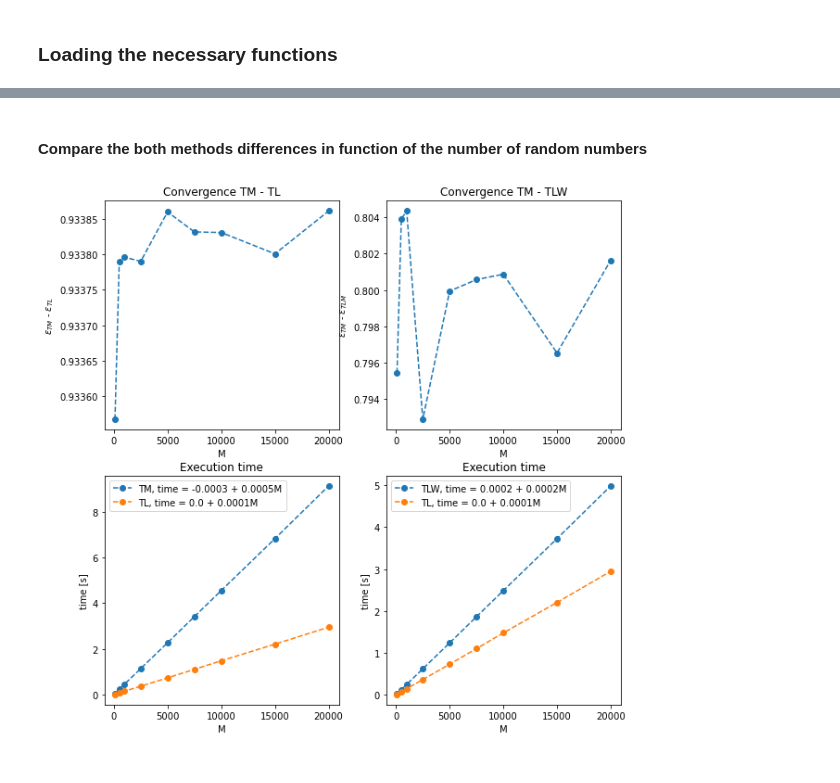
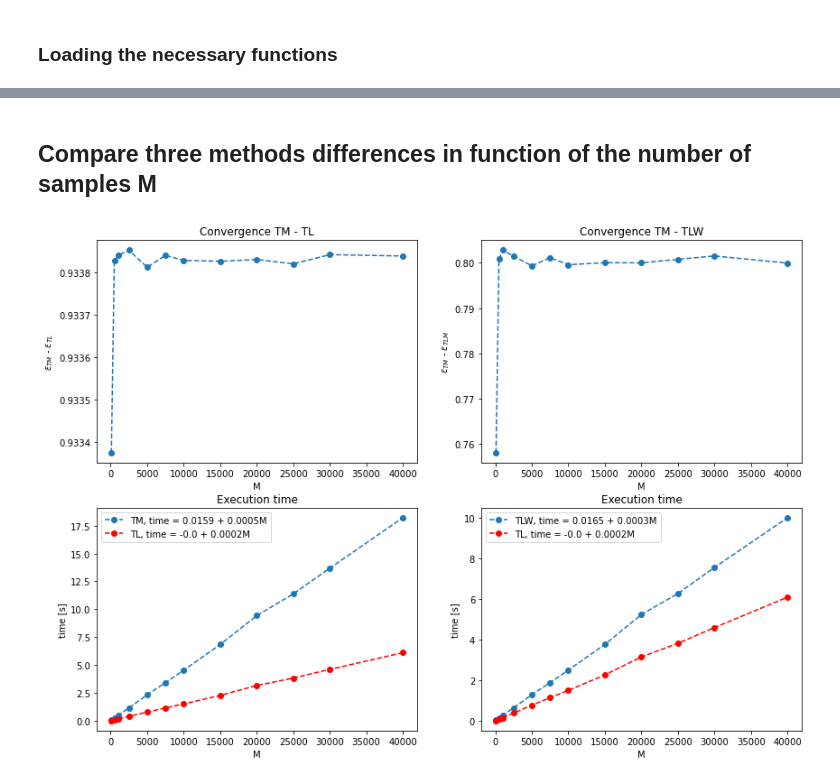
Before and after one commit to ccochato/cnm_final_project, a Jupyter notebook: FINAL_PROJECT_BOOTSTRAPPING_Emittance_uncertainty.ipynb, the cells around one changed output, grey strips where cells are left out. Drawn from its saved outputs; the diff is of its cells as text; code cells hidden in the pictures.

```diff
--- a/FINAL_PROJECT_BOOTSTRAPPING_Emittance_uncertainty.ipynb
+++ b/FINAL_PROJECT_BOOTSTRAPPING_Emittance_uncertainty.ipynb
@@ -237,7 +295,21 @@ def plot_histo(data_tm, data_tl, data_tlw, xaxis= r'$\epsilon$ [mmm.rad]', ax=No
 # %%
 def emit_montec(energy, sigma, err_s, I, err_I, plane, M, plot = True, times = False):
     '''
-    Function to resample the raw data and calculate the beam emittance uncertainty
+    Main function to resample the raw data and calculate the beam emittance and its uncertainty usig
+    the TM, TLU and TLW methods.
+
+    Parameters:
+    energy :: energy of the beam
+    sigma  :: beam sizes
+    err_s  :: uncertainties of the beam sizes
+    I      :: current
+    err_I  :: uncertainties of the currents
+    plane  :: plane of the emittance
+    M      :: number of random numbers
+    plot   :: if True, displays the quadratic fitting and the histograms of the emittance matrix.
+    times  :: if True, returns also the execution time of each method
+
+
     '''
     nemit_t,beta_t, alpha_t,gamma_t =np.zeros(M), np.zeros(M), np.zeros(M), np.zeros(M)
     nemit_tl, beta_tl, alpha_tl, gamma_tl = np.zeros(M), np.zeros(M), np.zeros(M), np.zeros(M)
@@ -267,7 +339,7 @@ def emit_montec(energy, sigma, err_s, I, err_I, plane, M, plot = True, times = F
         K1 = _get_K1_from_I(energy, I) # in mm
         err_K1 = _get_K1_from_I(energy, err_I)
         a1, b1, c1, r1 = quadratic_fit(K1,sigma*sigma, correlation = True)
-        a2, b2, c2, r2 = quadratic_fit(K1, sigma*sigma, weighted= True, ws = 1/(2*np.array(error))**2, correlation = True)
+        a2, b2, c2, r2 = quadratic_fit(K1, sigma*sigma, weighted = True, ws = 1/(2*np.array(error))**2, correlation = True)
         K = np.linspace(min(K1), max(K1), 100)
 
         # Confidence interval
@@ -310,50 +382,47 @@ nemit_t, nemit_tl, nemit_tlw = emit_montec(energy, sigma, err_sigma, current, er
 # %% [markdown]
-#### Compare the both methods differences in function of the number of random numbers
+## Compare three methods differences in function of the number of samples M
 # %%
-Ms = [100,500, 1000, 2500, 5000, 7500, 10000, 15000, 20000]
-x0s = []
-y0s = []
-y0s2 = []
-times_t = []
-times_tl = []
-times_tlw = []
+Ms = [100,500, 1000, 2500, 5000, 7500, 10000, 15000, 20000, 25000, 30000, 40000]
+x0s, y0s, y0s2 = [], [], []
+times_t, times_tl, times_tlw = [], [], []
+
 for k in Ms:
     nemit_t, nemit_tl, nemit_tlw, time_t, time_tl, time_tlw = emit_montec(energy, sigma,err_sigma, current, err_current, 'x', k, plot = False, times = True)
     y0s.append(np.abs(np.mean(nemit_t)- np.mean(nemit_tl)))
     y0s2.append(np.abs(np.mean(nemit_t)- np.mean(nemit_tlw)))
     times_t.append(time_t)
     times_tl.append(time_tl)
     times_tlw.append(time_tlw)
 
-a1, b1 = np.polyfit(Ms,times_t,1)
-a2, b2 = np.polyfit(Ms,times_tl,1)
-a3, b3 = np.polyfit(Ms,times_tlw,1)
-fig = plt.figure(figsize=(10,10))
+a1, b1 = np.polyfit(Ms,times_t, 1)
+a2, b2 = np.polyfit(Ms,times_tl, 1)
+a3, b3 = np.polyfit(Ms,times_tlw, 1)
+fig = plt.figure(figsize=(14,10))
 gs = GridSpec(2,2) # 1 rows, 2 columns
 ax1 = fig.add_subplot(gs[0,0])
 ax2 = fig.add_subplot(gs[0,1])
 ax3 = fig.add_subplot(gs[1,0])
 ax4 = fig.add_subplot(gs[1,1])
 ax1.plot(Ms, y0s, "o--")
 ax1.set_xlabel('M')
 ax2.set_xlabel('M')
 ax1.set_ylabel('$\epsilon_{TM}$ - $\epsilon_{TL}$')
 ax2.set_ylabel('$\epsilon_{TM}$ - $\epsilon_{TLM}$')
 ax2.plot(Ms, y0s2, "o--")
 ax3.plot(Ms,times_t , "o--", label= 'TM, time = '+ str(round(b1, 4))+ ' + '+str(round(a1, 4))+'M')
-ax3.plot(Ms,times_tl , "o--", label= 'TL, time = '+ str(round(b2, 4))+ ' + '+str(round(a2, 4))+'M')
+ax3.plot(Ms,times_tl , "or--", label= 'TL, time = '+ str(round(b2, 4))+ ' + '+str(round(a2, 4))+'M')
 ax4.plot(Ms,times_tlw , "o--", label= 'TLW, time = '+ str(round(b3, 4))+ ' + '+str(round(a3, 4))+'M')
-ax4.plot(Ms,times_tl , "o--", label= 'TL, time = '+ str(round(b2, 4))+ ' + '+str(round(a2, 4))+'M')
+ax4.plot(Ms,times_tl , "or--", label= 'TL, time = '+ str(round(b2, 4))+ ' + '+str(round(a2, 4))+'M')
 ax3.set_xlabel('M')
 ax4.set_xlabel('M')
 ax3.set_ylabel('time [s]')
 ax4.set_ylabel('time [s]')
 ax1.set_title('Convergence TM - TL')
 ax2.set_title('Convergence TM - TLW')
 ax3.set_title('Execution time')
 ax4.set_title('Execution time')
 ax3.legend()
 ax4.legend()
 plt.show()
 # %% [output]
-[figure, old version]
+[figure, new version]
```
Also changed, not shown: parts of 18 cells of this notebook.
